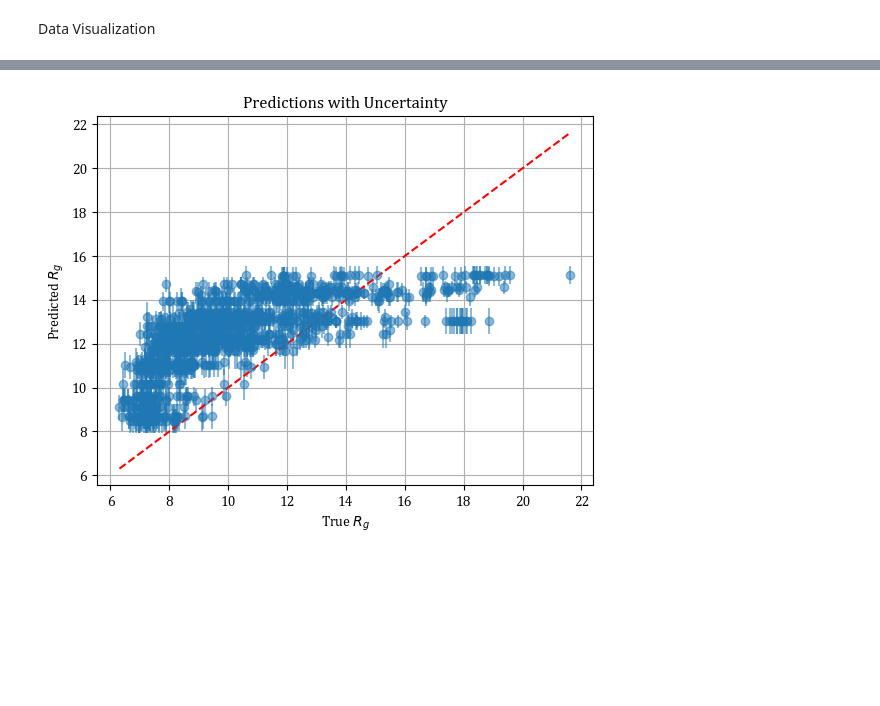
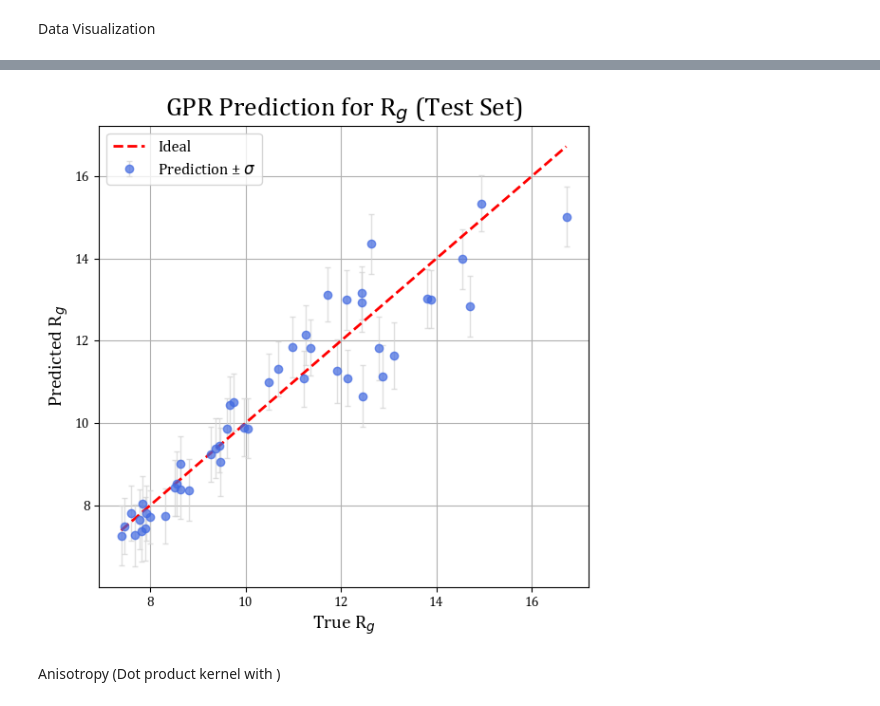
Before and after one commit to PhucMTran/COS-513-Project, a Jupyter notebook: Results.ipynb, the cells around one changed output, grey strips where cells are left out. Cells and saved outputs as stored; diff of their text form; code cells hidden in the pictures; blank space fills up the shorter version.

```diff
--- a/Results.ipynb
+++ b/Results.ipynb
@@ -119,12 +153,27 @@ plt.show()
-# %%
-plt.errorbar(gpr_rg['rg_true'], gpr_rg['rg_pred'], yerr=gpr_rg['rg_std'], fmt='o', alpha=0.5)
-plt.plot([gpr_rg['rg_true'].min(), gpr_rg['rg_true'].max()],
-         [gpr_rg['rg_true'].min(), gpr_rg['rg_true'].max()],
-         'r--')
-plt.xlabel("True $R_g$")
-plt.ylabel("Predicted $R_g$")
-plt.title("Predictions with Uncertainty")
-plt.grid(True)
-plt.show()
-# %% [output]
-[figure, removed]
+# %%
+#Apply trained model on Test dataset!
+# ---------- Predict with standard deviation ----------
+X_test = df_test[features]
+X_test_scaled = scaler.transform(X_test)
+y_test = df_test[target].values
+y_pred_test, y_std_test = gpr_rg.predict(X_test_scaled, return_std=True)
+
+# ---------- Plot with confidence intervals ----------
+plt.figure(figsize=(6, 6))
+plt.errorbar(
+    y_test, y_pred_test, yerr=y_std_test,
+    fmt='o', color='royalblue', ecolor='lightgray', elinewidth=1, capsize=2, alpha=0.7, label=r"Prediction ± $\sigma$"
+)
+plt.plot([y_test.min(), y_test.max()], [y_test.min(), y_test.max()], 'r--', linewidth=2, label="Ideal")
+
+plt.xlabel(r"True R$_{g}$", fontsize = 14)
+plt.ylabel(r"Predicted R$_{g}$", fontsize = 14)
+plt.title(r"GPR Prediction for R$_{g}$ (Test Set)", fontsize = 20)
+plt.legend(fontsize =12)
+plt.grid(True)
+plt.tight_layout()
+plt.show()
+# %% [output]
+[figure, added]
+# %% [markdown]
+Anisotropy (Dot product kernel with )
```
Also changed, not shown: parts of 16 cells of this notebook, 1 other file.
